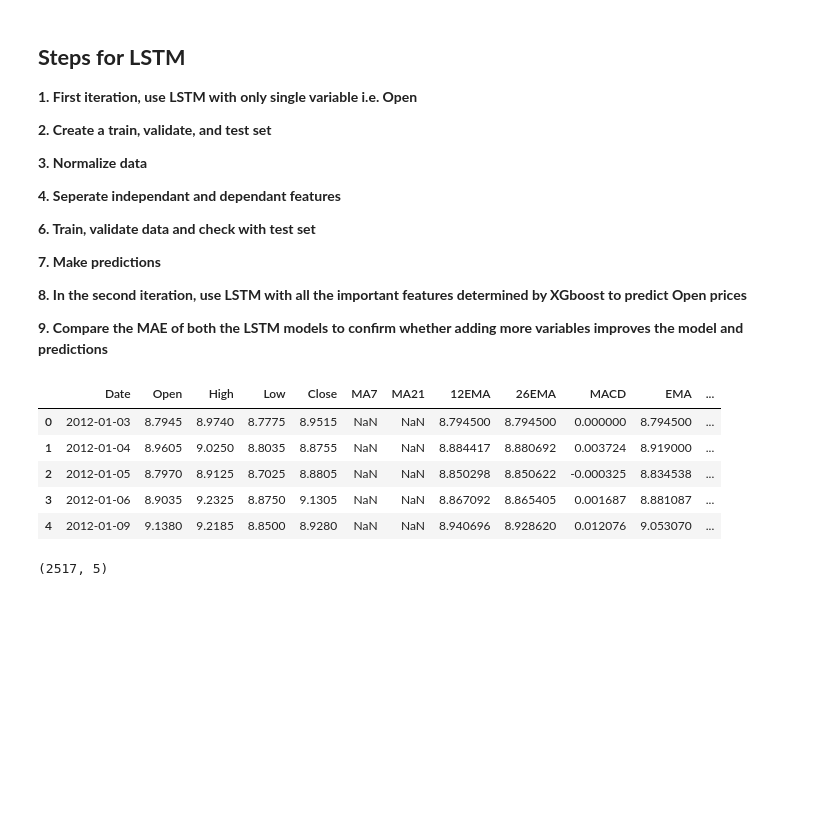
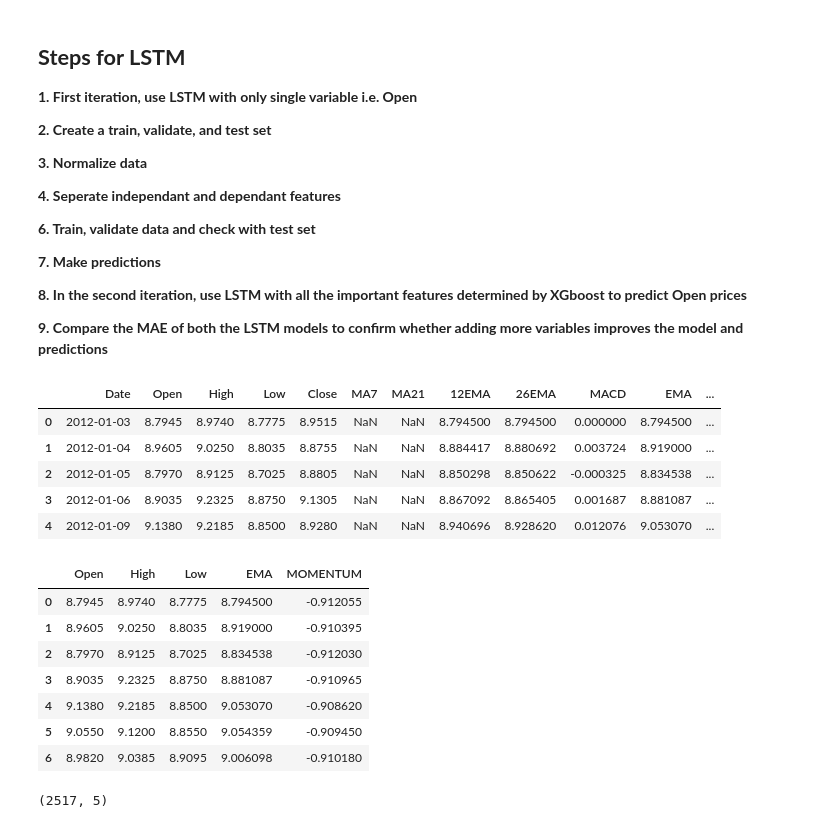
Before and after one commit to swapnilin/Stock-Prediction-using-LSTMs, a Jupyter notebook: Stock Market Models-ARIMA, Feature Extraction, LSTM.ipynb, the cells around one changed output. Cells and saved outputs as stored; diff of their text form; code cells hidden in the pictures; blank space fills up the shorter version.

```diff
--- a/Stock Market Models-ARIMA, Feature Extraction, LSTM.ipynb
+++ b/Stock Market Models-ARIMA, Feature Extraction, LSTM.ipynb
@@ -414,8 +415,17 @@ tdf.head()
 # %%
 # Let us drop MA7 and MA21 since it has a lot of NaN's which is not suitalbe for a LSTM.
 # we will only choose High, Low, EMA, and Momentum as choosen by XGBoost model. Open is our target variable.
-lstm_df = tdf.drop(columns=['Date','Close','MA7','MA21','12EMA','26EMA','MACD'])
+lstm_df = tdf[['Open','High','Low','EMA','MOMENTUM']]
 lstm_df.head(7)
+# %% [output]
+|  | Open | High | Low | EMA | MOMENTUM |
+| 0 | 8.7945 | 8.9740 | 8.7775 | 8.794500 | -0.912055 |
+| 1 | 8.9605 | 9.0250 | 8.8035 | 8.919000 | -0.910395 |
+| 2 | 8.7970 | 8.9125 | 8.7025 | 8.834538 | -0.912030 |
+| 3 | 8.9035 | 9.2325 | 8.8750 | 8.881087 | -0.910965 |
+| 4 | 9.1380 | 9.2185 | 8.8500 | 9.053070 | -0.908620 |
+| 5 | 9.0550 | 9.1200 | 8.8550 | 9.054359 | -0.909450 |
+| 6 | 8.9820 | 9.0385 | 8.9095 | 9.006098 | -0.910180 |
 # %%
 #shape of the dataset
 lstm_df.shape
```
Also changed, not shown: parts of 16 cells of this notebook.
